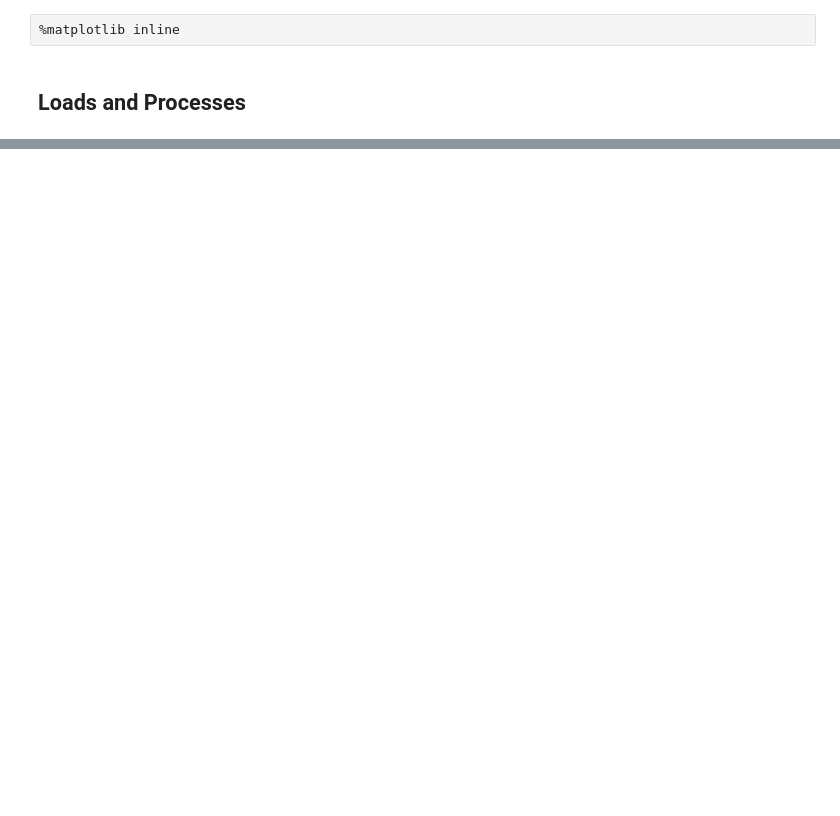
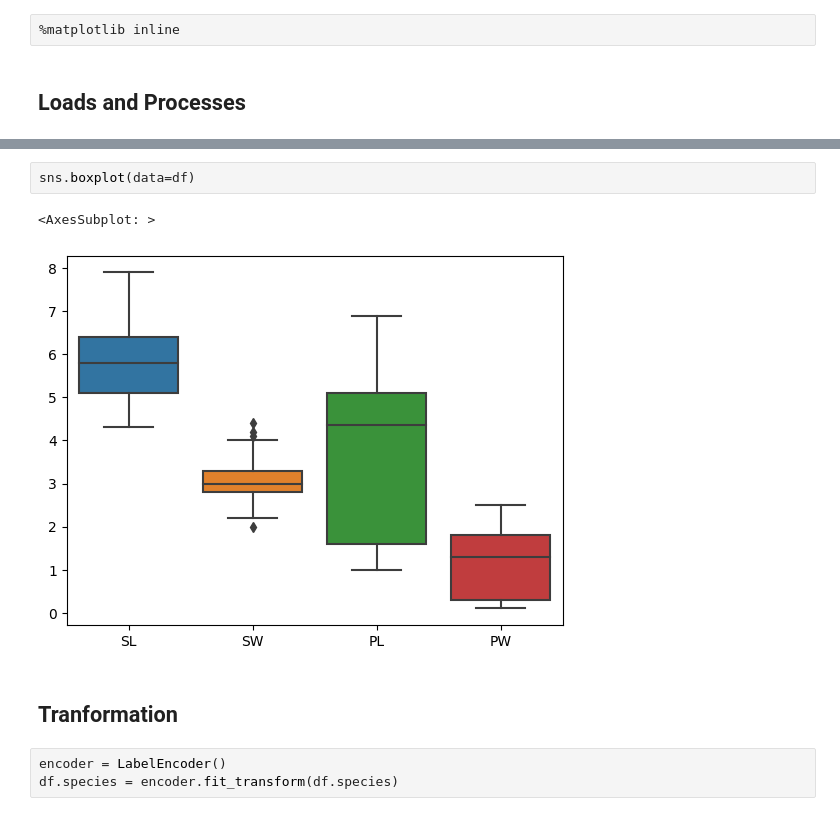
Before and after one commit to raihan-ahmed-dip/MLDS_1020, a Jupyter notebook: Iris_flower_classification/iris_classification.ipynb, the cells around one changed output, grey strips where cells are left out. Cells and saved outputs as stored; diff of their text form; blank space fills up the shorter version.

```diff
--- a/Iris_flower_classification/iris_classification.ipynb
+++ b/Iris_flower_classification/iris_classification.ipynb
@@ -31,0 +152,10 @@ data
+# %%
+sns.boxplot(data=df)
+# %% [output]
+<AxesSubplot: >
+[figure, added]
+# %% [markdown]
+## Tranformation
+# %%
+encoder = LabelEncoder()
+df.species = encoder.fit_transform(df.species)
```
Also changed, not shown: parts of 21 cells of this notebook.
